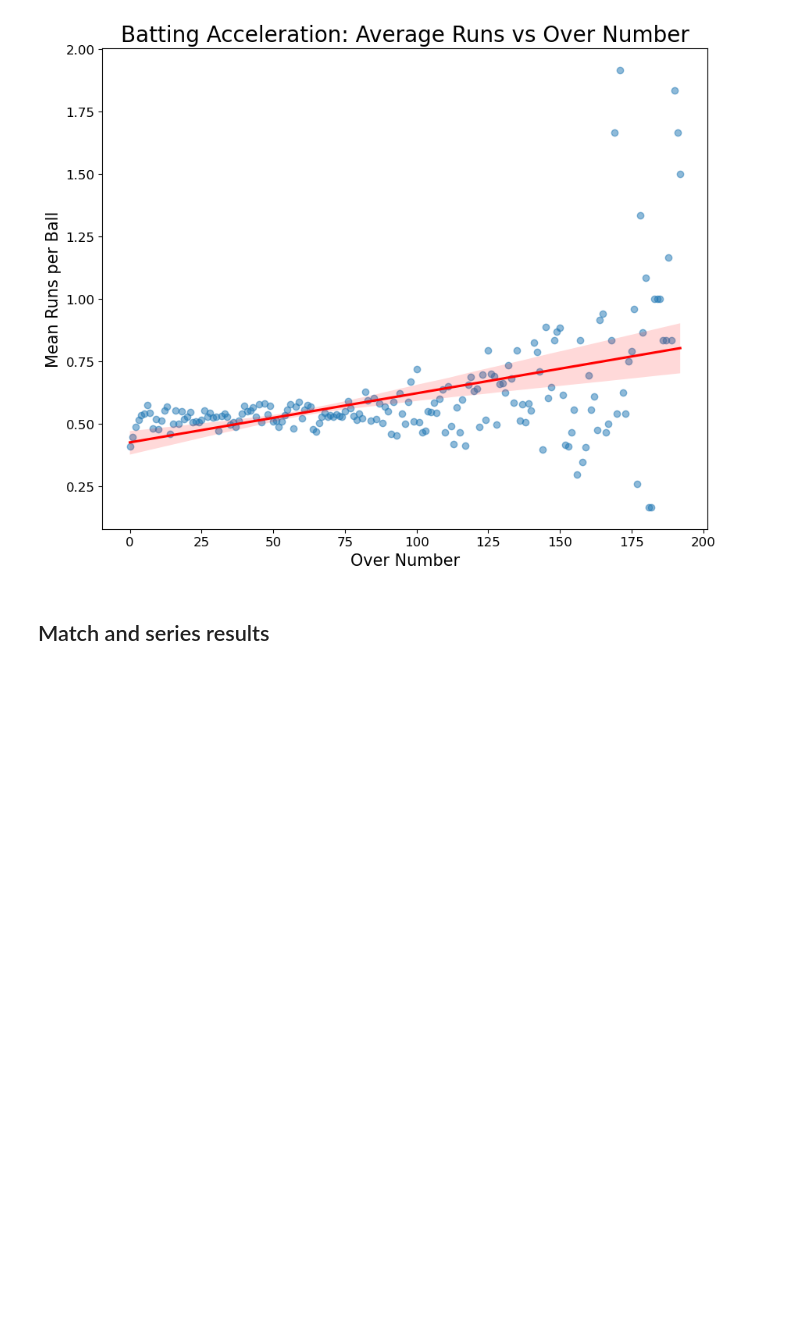
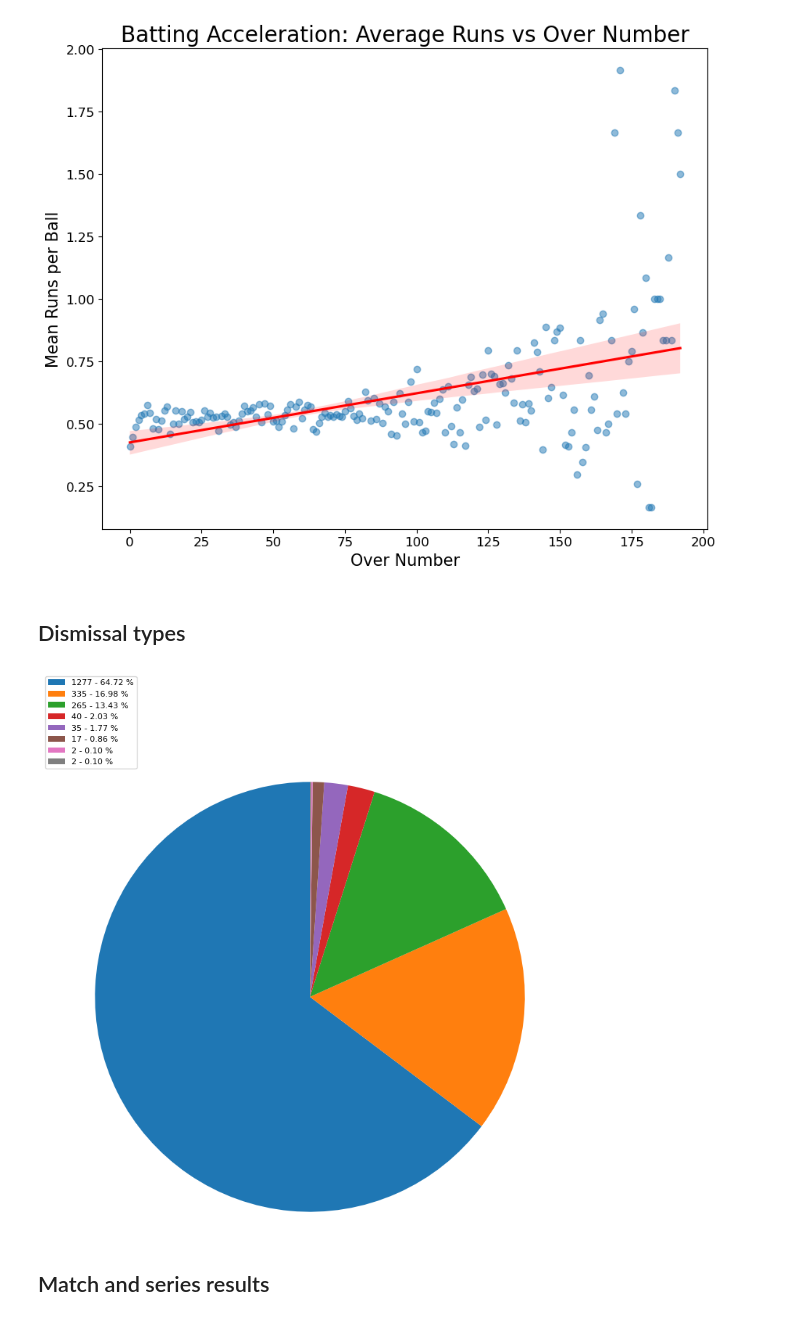
Before and after one commit to zoeh6176-sketch/Programming-Assessment, a Jupyter notebook: Untitled.ipynb, the cells around one changed output. Drawn from its saved outputs; the diff is of its cells as text; code cells hidden in the pictures; blank space fills up the shorter version.

```diff
--- a/Untitled.ipynb
+++ b/Untitled.ipynb
@@ -366,6 +366,34 @@ plt.show()
 Correlation:  0.461
 P-value:  1.518e-11
 [figure]
+# %% [markdown]
+## Dismissal types
+# %%
+all_dismissals = full_data[full_data['wicket_type'] != 'none']
+
+dismissal_count = all_dismissals['wicket_type'].value_counts()
+
+porcent = 100.*dismissal_count/dismissal_count.sum()
+plt.figure(figsize= (8,8))
+patches, texts = plt.pie(dismissal_count,
+                         #labels = dismissal_count.index,
+                         startangle=90, radius=1.2
+                         )
+
+labels = ['{0} - {1:1.2f} %'.format(i,j) for i,j in zip(dismissal_count, porcent)]
+
+sort_legend = True
+if sort_legend:
+    patches, labels, dummy =  zip(*sorted(zip(patches, labels, dismissal_count),
+                                          key = lambda dismissal_count: dismissal_count[2],
+                                          reverse = True))
+
+plt.legend(patches, labels, loc='lower left', bbox_to_anchor=(-0.1, 1.),
+           fontsize=8)
+
+plt.show()
+# %% [output]
+[figure, added]
 # %% [markdown]
 ## Match and series results
 # %% [markdown]
```
Also changed, not shown: parts of 4 cells of this notebook.
